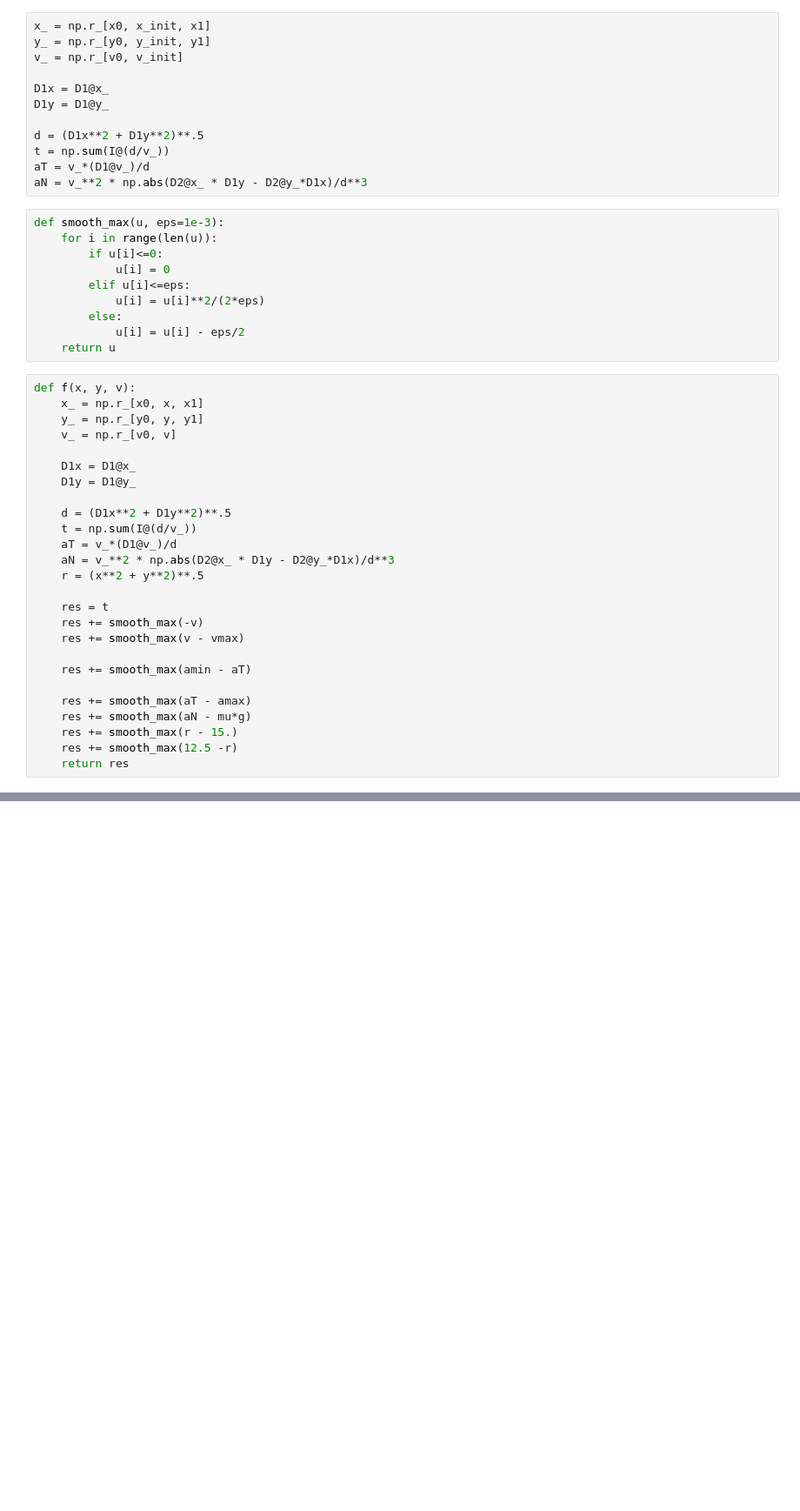
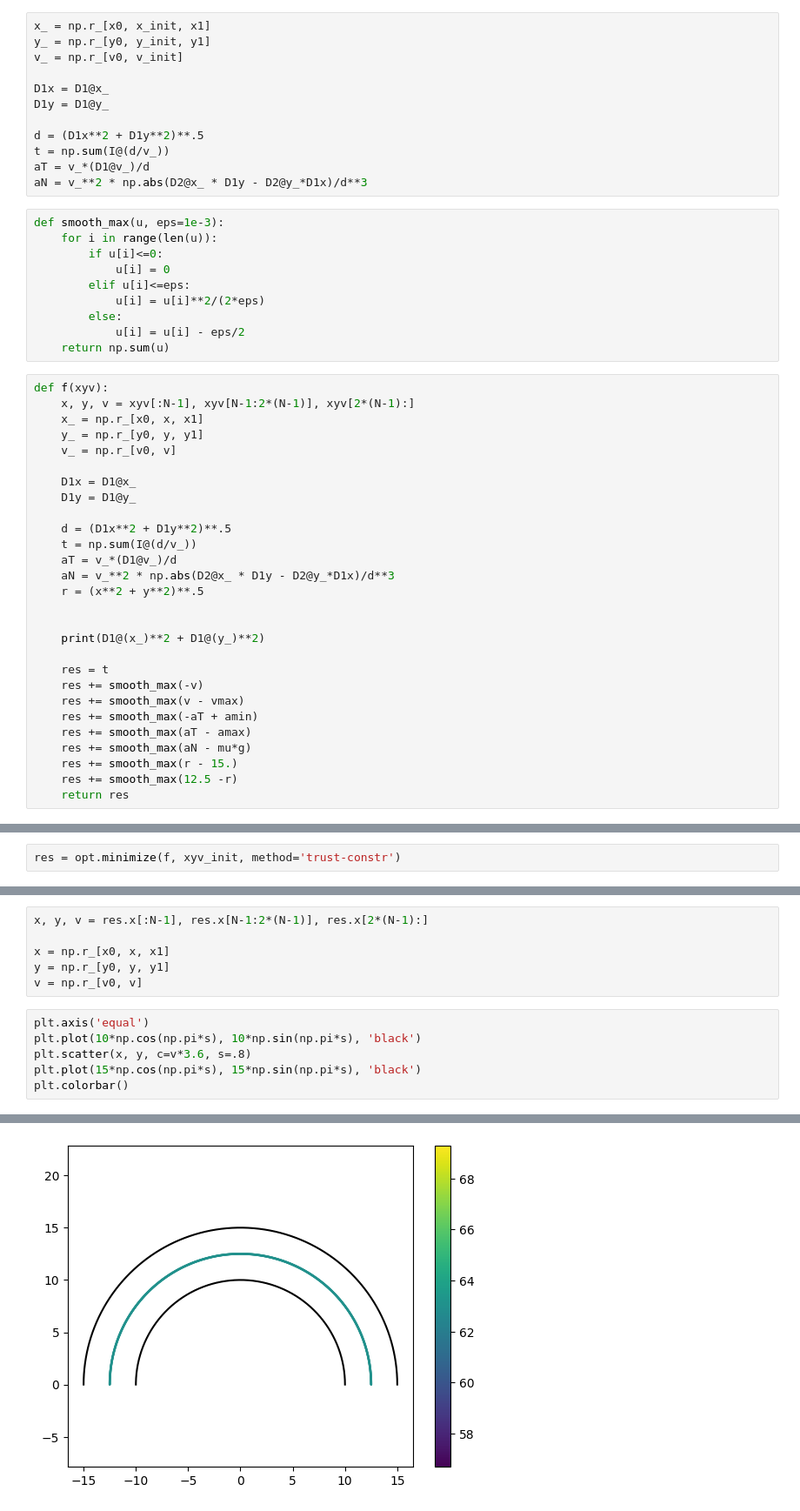
Before and after one commit to il1yasvie1/racing-line-optimization, a Jupyter notebook: test_FDM_jac.ipynb, the cells around one changed output, grey strips where cells are left out. Shown: that part at 87% size. Drawn from its saved outputs; the diff is of its cells as text; blank space fills up the shorter version.

```diff
--- a/test_FDM_jac.ipynb
+++ b/test_FDM_jac.ipynb
@@ -55,9 +57,10 @@ def smooth_max(u, eps=1e-3):
             u[i] = u[i]**2/(2*eps)
         else:
             u[i] = u[i] - eps/2
-    return u
+    return np.sum(u)
 # %%
-def f(x, y, v):
+def f(xyv):
+    x, y, v = xyv[:N-1], xyv[N-1:2*(N-1)], xyv[2*(N-1):]
     x_ = np.r_[x0, x, x1]
     y_ = np.r_[y0, y, y1]
     v_ = np.r_[v0, v]
@@ -71,12 +74,13 @@ def f(x, y, v):
     aN = v_**2 * np.abs(D2@x_ * D1y - D2@y_*D1x)/d**3
     r = (x**2 + y**2)**.5
 
+
+    print(D1@(x_)**2 + D1@(y_)**2)
+
     res = t
     res += smooth_max(-v)
     res += smooth_max(v - vmax)
-
-    res += smooth_max(amin - aT)
-
+    res += smooth_max(-aT + amin)
     res += smooth_max(aT - amax)
     res += smooth_max(aN - mu*g)
     res += smooth_max(r - 15.)
@@ -88,0 +94,2 @@ ValueError: operands could not be broadcast together with shapes (100,) (101,) (
+# %%
+res = opt.minimize(f, xyv_init, method='trust-constr')
@@ -88,0 +108,13 @@ ValueError: operands could not be broadcast together with shapes (100,) (101,) (
+# %%
+x, y, v = res.x[:N-1], res.x[N-1:2*(N-1)], res.x[2*(N-1):]
+
+x = np.r_[x0, x, x1]
+y = np.r_[y0, y, y1]
+v = np.r_[v0, v]
+# %%
+plt.axis('equal')
+plt.plot(10*np.cos(np.pi*s), 10*np.sin(np.pi*s), 'black')
+plt.scatter(x, y, c=v*3.6, s=.8)
+plt.plot(15*np.cos(np.pi*s), 15*np.sin(np.pi*s), 'black')
+plt.colorbar()
+# %% [output]
@@ -88,0 +122 @@ ValueError: operands could not be broadcast together with shapes (100,) (101,) (
+[figure, added]
```
Also changed, not shown: parts of 8 cells of this notebook, 1 other file.
